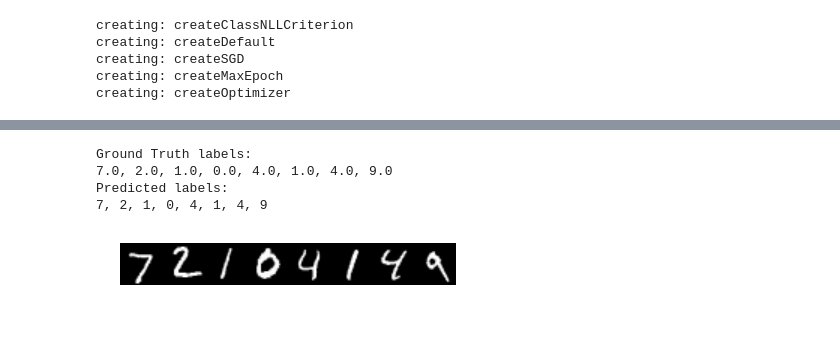
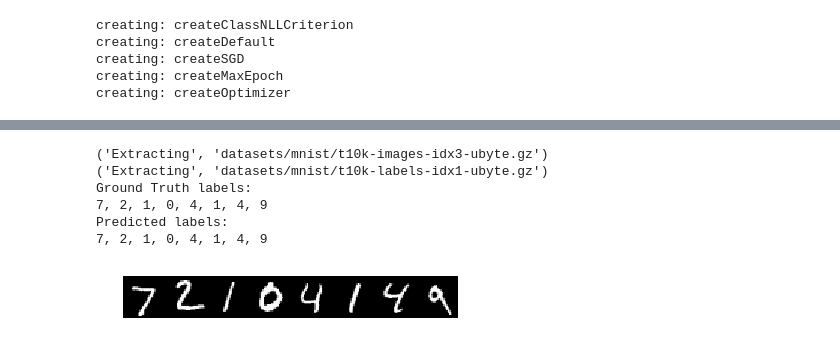
Before and after one commit to intel-analytics/BigDL-Tutorials, a Jupyter notebook: notebooks/neural_networks/logistic_regression.ipynb, the cells around one changed output, grey strips where cells are left out. Drawn from its saved outputs; the diff is of its cells as text; code cells hidden in the pictures.

```diff
--- a/notebooks/neural_networks/logistic_regression.ipynb
+++ b/notebooks/neural_networks/logistic_regression.ipynb
@@ -92,15 +92,18 @@ def map_groundtruth_label(l):
     return l[0] - 1
 # %%
 # Prediction
+(test_images, test_labels) = mnist.read_data_sets(mnist_path, "test")
 predictions = trained_model.predict(test_data)
-imshow(np.column_stack([np.array(s.features).reshape(28,28) for s in test_data.take(8)]),cmap='gray'); axis('off')
+imshow(np.column_stack([np.array(s).reshape(28,28) for s in test_images[0:8]]),cmap='gray'); axis('off')
 print 'Ground Truth labels:'
-print ', '.join(str(map_groundtruth_label(s.label)) for s in test_data.take(8))
+print ', '.join(str(s) for s in test_labels[0:8])
 print 'Predicted labels:'
 print ', '.join(str(map_predict_label(s)) for s in predictions.take(8))
 # %% [output]
+('Extracting', 'datasets/mnist/t10k-images-idx3-ubyte.gz')
+('Extracting', 'datasets/mnist/t10k-labels-idx1-ubyte.gz')
 Ground Truth labels:
-7.0, 2.0, 1.0, 0.0, 4.0, 1.0, 4.0, 9.0
+7, 2, 1, 0, 4, 1, 4, 9
 Predicted labels:
 7, 2, 1, 0, 4, 1, 4, 9
-[figure, old version]
+[figure, new version]
```
Also changed, not shown: parts of 1 cell of this notebook, 10 other files.
